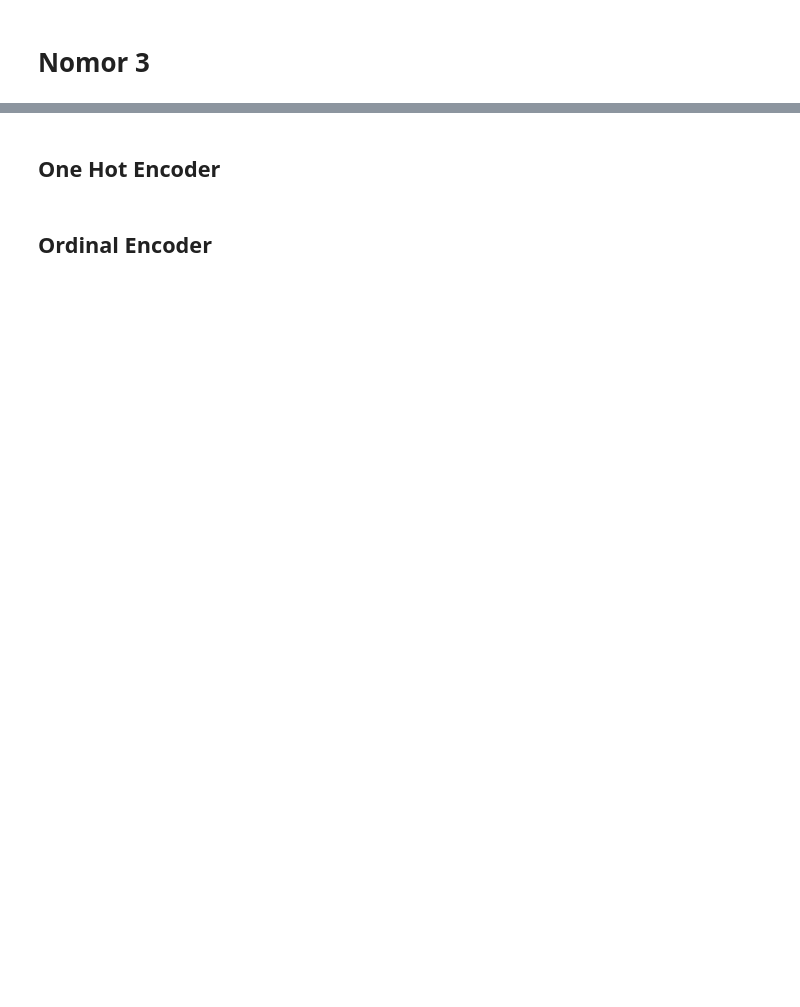
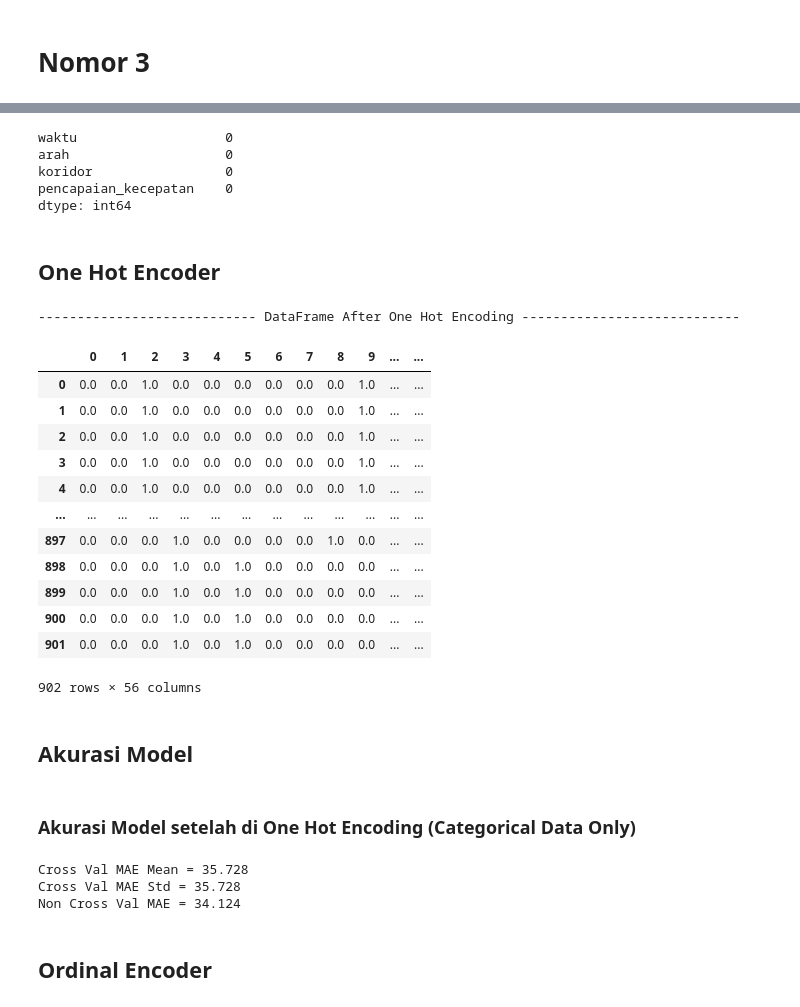
Before and after one commit to StefannusChristian/Data-Processing-and-Engineering, a Jupyter notebook: transformasi-data/IBDA3111_StefannusChristian_202000138_TransformasiData.ipynb, the cells around one changed output, grey strips where cells are left out. Cells and saved outputs as stored; diff of their text form; code cells hidden in the pictures; blank space fills up the shorter version.

```diff
--- a/transformasi-data/IBDA3111_StefannusChristian_202000138_TransformasiData.ipynb
+++ b/transformasi-data/IBDA3111_StefannusChristian_202000138_TransformasiData.ipynb
@@ -248,2 +297,7 @@ Non Cross Val MAE = 0.297
 # %% [markdown]
 # Nomor 3
+# %%
+categoricalDfIndex = [i for i in range(len(df.dtypes)) if df.dtypes[i] == 'object']
+categoricalDf = df.iloc[:,categoricalDfIndex]
+categoricalDf['pencapaian_kecepatan'] = df['pencapaian_kecepatan']
+display(categoricalDf)
@@ -250,2 +318,43 @@ Non Cross Val MAE = 0.297
+# %%
+categoricalDf.isnull().sum()
+# %% [output]
+waktu                   0
+arah                    0
+koridor                 0
+pencapaian_kecepatan    0
+dtype: int64
+# %%
+X = categoricalDf.drop(['pencapaian_kecepatan'],axis=1)
+y = categoricalDf['pencapaian_kecepatan']
+labelEncoder = LabelEncoder()
 # %% [markdown]
 ## One Hot Encoder
+# %%
+def displayDfAfterOneHot(df):
+    text = ' DataFrame After One Hot Encoding '
+    print(f'{text:-^90}')
+    display(df)
+# %%
+oneHotEncoder = OneHotEncoder(sparse=False)
+categoricalDfOneHotX = pd.DataFrame(oneHotEncoder.fit_transform(X))
+yAfterOneHot = pd.DataFrame(labelEncoder.fit_transform(y))
+categoricalDfOneHot = categoricalDfOneHotX
+categoricalDfOneHot[categoricalDfOneHot.shape[1]+1] = yAfterOneHot
+displayDfAfterOneHot(categoricalDfOneHot)
+# %% [output]
+---------------------------- DataFrame After One Hot Encoding ----------------------------
+|  | 0 | 1 | 2 | 3 | 4 | 5 | 6 | 7 | 8 | 9 | ... | ... |
+| 0 | 0.0 | 0.0 | 1.0 | 0.0 | 0.0 | 0.0 | 0.0 | 0.0 | 0.0 | 1.0 | ... | ... |
+| 1 | 0.0 | 0.0 | 1.0 | 0.0 | 0.0 | 0.0 | 0.0 | 0.0 | 0.0 | 1.0 | ... | ... |
+| 2 | 0.0 | 0.0 | 1.0 | 0.0 | 0.0 | 0.0 | 0.0 | 0.0 | 0.0 | 1.0 | ... | ... |
+| 3 | 0.0 | 0.0 | 1.0 | 0.0 | 0.0 | 0.0 | 0.0 | 0.0 | 0.0 | 1.0 | ... | ... |
+| 4 | 0.0 | 0.0 | 1.0 | 0.0 | 0.0 | 0.0 | 0.0 | 0.0 | 0.0 | 1.0 | ... | ... |
+| ... | ... | ... | ... | ... | ... | ... | ... | ... | ... | ... | ... | ... |
+| 897 | 0.0 | 0.0 | 0.0 | 1.0 | 0.0 | 0.0 | 0.0 | 0.0 | 1.0 | 0.0 | ... | ... |
+| 898 | 0.0 | 0.0 | 0.0 | 1.0 | 0.0 | 1.0 | 0.0 | 0.0 | 0.0 | 0.0 | ... | ... |
+| 899 | 0.0 | 0.0 | 0.0 | 1.0 | 0.0 | 1.0 | 0.0 | 0.0 | 0.0 | 0.0 | ... | ... |
+| 900 | 0.0 | 0.0 | 0.0 | 1.0 | 0.0 | 1.0 | 0.0 | 0.0 | 0.0 | 0.0 | ... | ... |
+| 901 | 0.0 | 0.0 | 0.0 | 1.0 | 0.0 | 1.0 | 0.0 | 0.0 | 0.0 | 0.0 | ... | ... |
+902 rows × 56 columns
+# %% [markdown]
+## Akurasi Model
@@ -252,2 +374,11 @@ Non Cross Val MAE = 0.297
+# %% [markdown]
+### Akurasi Model setelah di One Hot Encoding (Categorical Data Only)
+# %%
+meanMaeCategoryOneHot,stdMaeCategoryOneHot,maeCategoryOneHot = crossValMAEEncoding(model,categoricalDfOneHot)
+displayCrossValResults(meanMaeCategoryOneHot,meanMaeCategoryOneHot,maeCategoryOneHot)
+# %% [output]
+Cross Val MAE Mean = 35.728
+Cross Val MAE Std = 35.728
+Non Cross Val MAE = 34.124
 # %% [markdown]
 ## Ordinal Encoder
```
Also changed, not shown: parts of 21 cells of this notebook.
